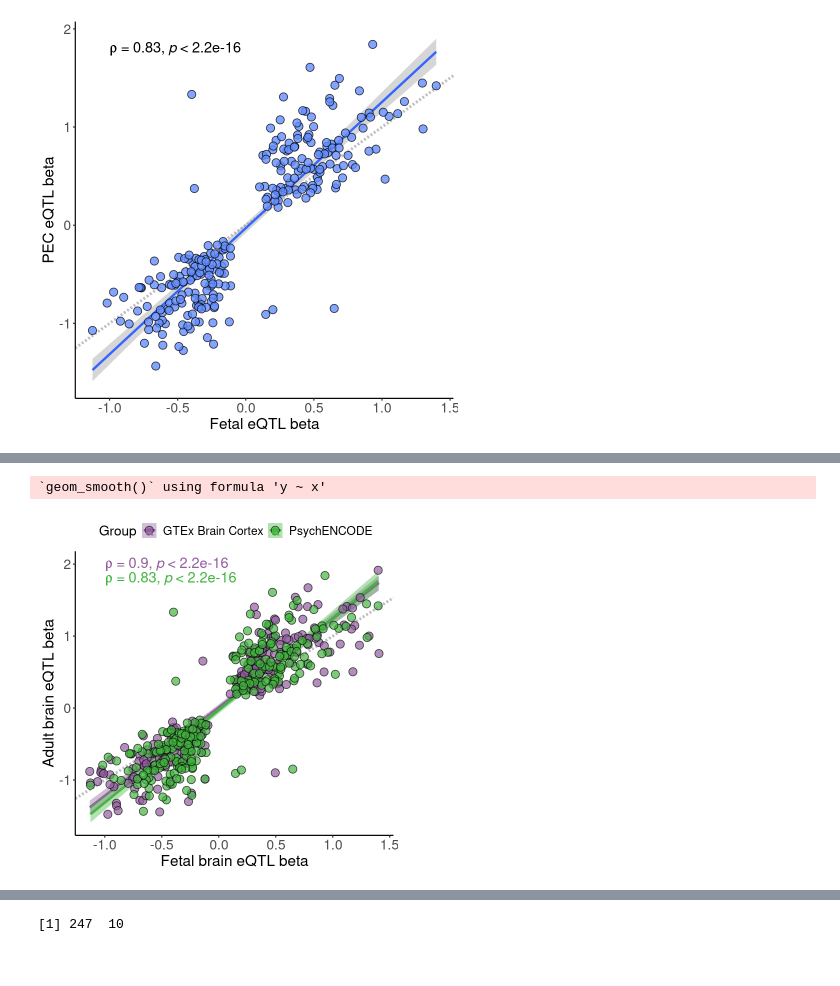
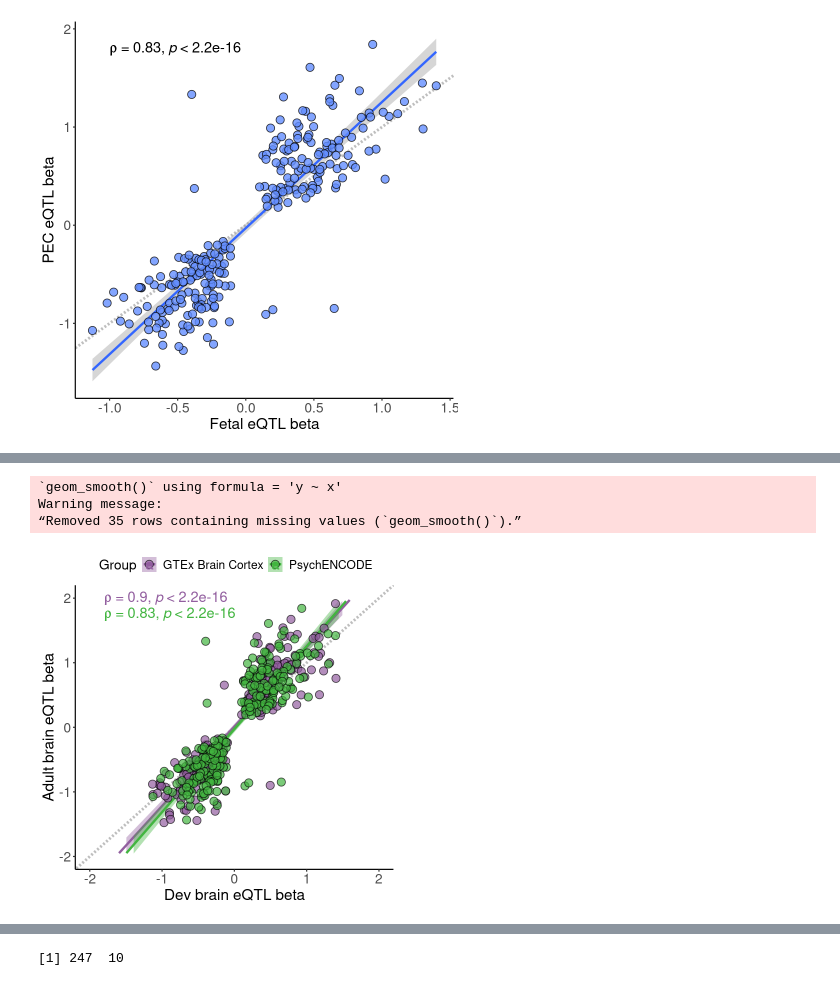
Before and after one commit to gandallab/devBrain_xQTL, a Jupyter notebook: code/04-QTL/cis-eQTL/fetal_adult.ipynb, the cells around one changed output, grey strips where cells are left out. Drawn from its saved outputs; the diff is of its cells as text; code cells hidden in the pictures.

```diff
--- a/code/04-QTL/cis-eQTL/fetal_adult.ipynb
+++ b/code/04-QTL/cis-eQTL/fetal_adult.ipynb
@@ -408,25 +390,29 @@ ggsave("../figures/fetal_gtex_pec_aFC.pdf", width = 6, height = 6)
 # %%
 options(repr.plot.height = 6, repr.plot.width = 6)
 myCol <- c("#925E9FFF", "#42B540FF")
 
 ggplot(df, aes(x = slope.x, y = slope.y, fill = Group, color = Group)) +
-    geom_abline(intercept = 0, slope = 1, color = "grey", linetype = "dashed", size = 1.2) +
-    geom_smooth(method = "lm") +
+    geom_abline(intercept = 0, slope = 1, color = "grey", linetype = "dashed", linewidth = 1.2) +
+    geom_smooth(method = "lm", fullrange = TRUE) +
     geom_point(size = 4, shape = 21, alpha = 0.7, color = "black") +
-    labs(x = "Fetal brain eQTL beta", y = "Adult brain eQTL beta") +
+    labs(x = "Dev brain eQTL beta", y = "Adult brain eQTL beta") +
     theme_classic() +
     theme(axis.text = element_text(size = 16),
           axis.title = element_text(size = 18),
           legend.title = element_text(size = 16),
           legend.text = element_text(size = 14),
           legend.position = "top") +
-    stat_cor(data = shared, method = "spearman", label.x = -1, label.y = 2, cor.coef.name = "rho", size = 6) +
-    stat_cor(data = shared1, method = "spearman", label.x = -1, label.y = 1.8, cor.coef.name = "rho", size = 6) +
+    stat_cor(data = shared, method = "spearman", label.x = -1.8, label.y = 2, cor.coef.name = "rho", size = 6) +
+    stat_cor(data = shared1, method = "spearman", label.x = -1.8, label.y = 1.75, cor.coef.name = "rho", size = 6) +
     scale_fill_manual(values = myCol) +
-    scale_color_manual(values = myCol)
+    scale_color_manual(values = myCol) +
+    scale_x_continuous(limits = c(-2, 2), breaks = seq(-2, 2, by = 1)) +
+    scale_y_continuous(limits = c(-2, 2), breaks = seq(-2, 2, by = 1))
 # %% [output]
-`geom_smooth()` using formula 'y ~ x'
+`geom_smooth()` using formula = 'y ~ x'
+Warning message:
+“Removed 35 rows containing missing values (`geom_smooth()`).”
-[figure, old version]
+[figure, new version]
 # %%
 ggsave("../figures/fetal_gtex_pec_beta.pdf", width = 6, height = 6)
 # %% [output]
```
Also changed, not shown: parts of 8 cells of this notebook, 12 other files.
